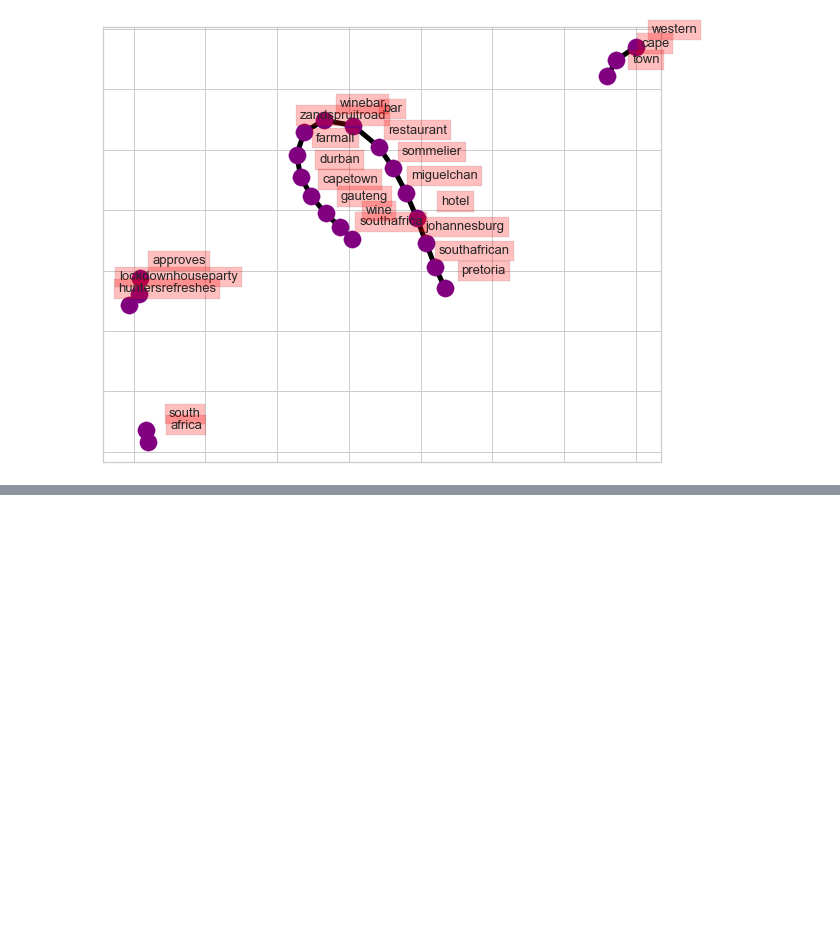
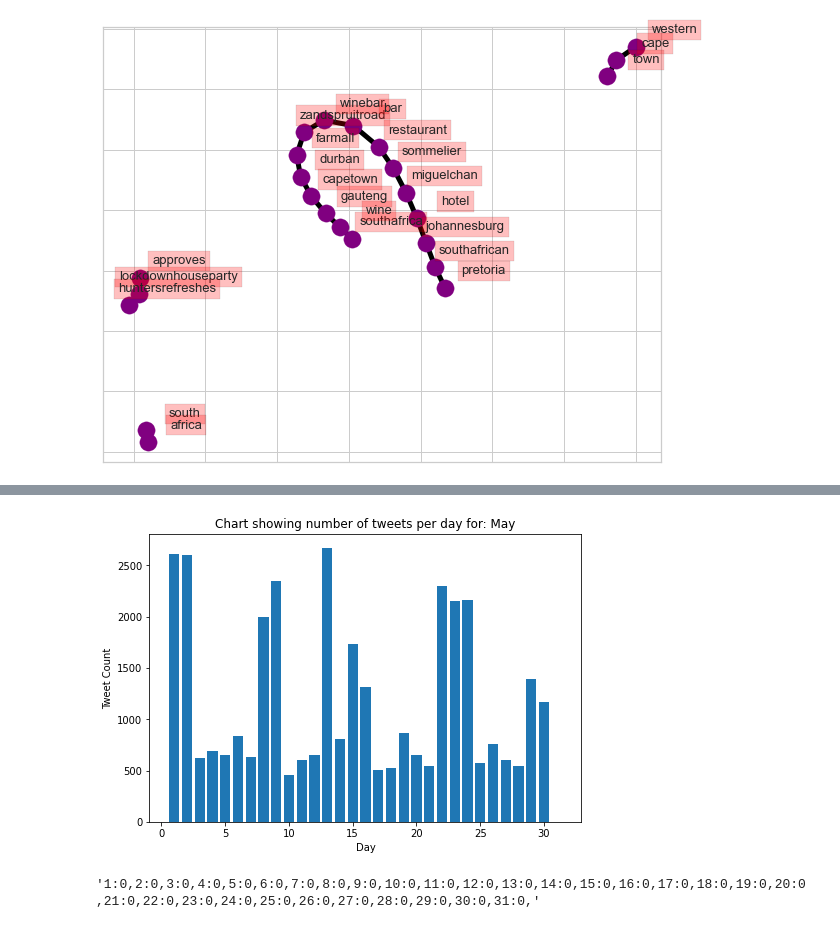
Before and after one commit to tomashege/research_project, a Jupyter notebook: Tomas/Analysis.ipynb, the cells around one changed output, grey strips where cells are left out. Drawn from its saved outputs; the diff is of its cells as text; code cells hidden in the pictures; blank space fills up the shorter version.

```diff
--- a/Tomas/Analysis.ipynb
+++ b/Tomas/Analysis.ipynb
@@ -184 +191,24 @@ for i in range(3):
+# %%
+# Time line
+date_dict = {1:0,2:0,3:0,4:0,
+             5:0,6:0,7:0,8:0,9:0,
+             10:0,11:0,12:0,13:0,
+             14:0,15:0,16:0,17:0,18:0,
+             19:0,20:0,21:0,22:0,23:0,
+             24:0,25:0,26:0,27:0,28:0,
+             29:0,30:0,31:0}
+for i in tweets["date"]:
+    value = int(i.to_pydatetime().strftime("%d"))
+    date_dict[value] = date_dict[value]+1
+
+fig = plt.figure()
+ax = fig.add_axes([0,0,1,1])
+ax.bar(list(date_dict.keys()),list(date_dict.values()))
+ax.set_ylabel('Tweet Count')
+ax.set_xlabel('Day')
+ax.set_title('Chart showing number of tweets per day for: May')
+
+plt.show()
+# %% [output]
+[figure, added]
 # %%
@@ -203,3 +233,10 @@ for i in range(3):
+# %%
+temp = ""
+for i in range(1,32):
+    temp+=str(i) + ":0,"
+temp
+# %% [output]
+'1:0,2:0,3:0,4:0,5:0,6:0,7:0,8:0,9:0,10:0,11:0,12:0,13:0,14:0,15:0,16:0,17:0,18:0,19:0,20:0,21:0,22:0,23:0,24:0,25:0,26:0,27:0,28:0,29:0,30:0,31:0,'
 # %%
 # we have put this on hold.. Not sure what this is good for.
 # def dummy_fun(doc):
```
Also changed, not shown: parts of 10 cells of this notebook, 11 other files.
